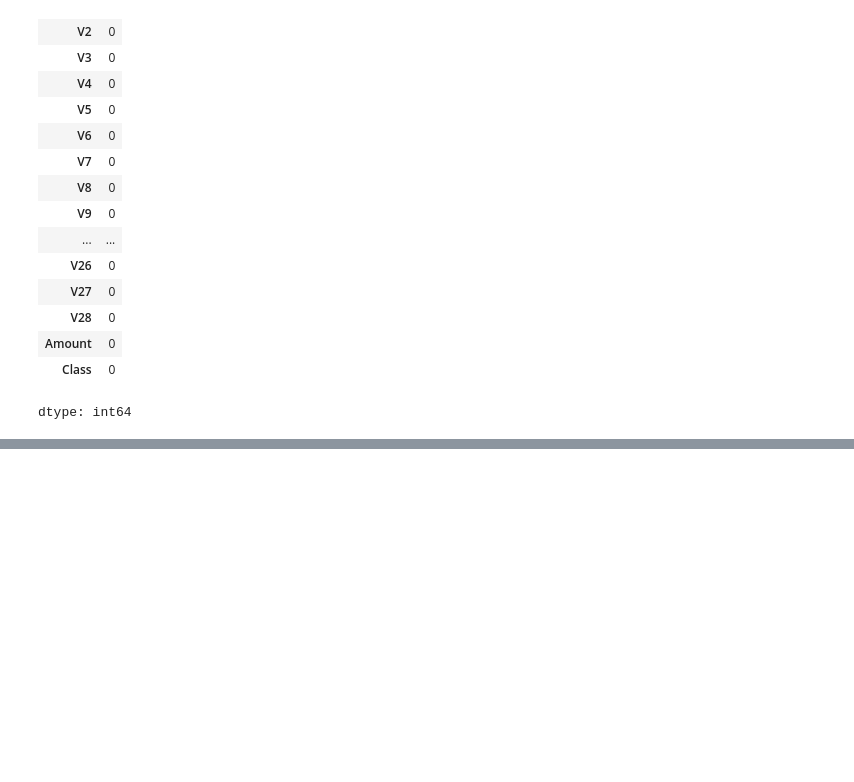
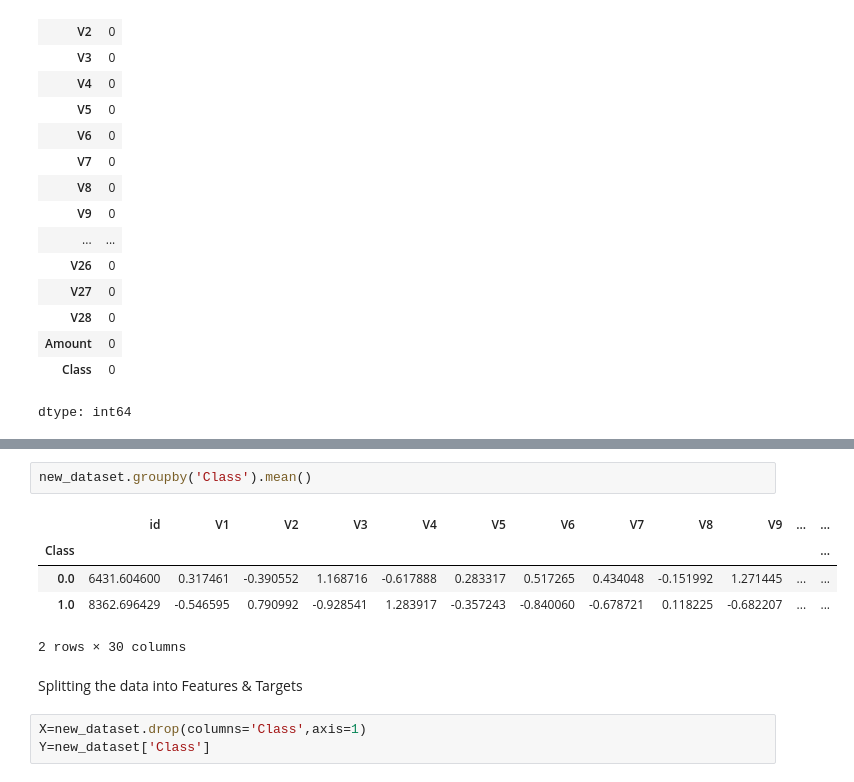
Before and after one commit to Deeprajanand/Credit_Card_Fraud_Detection, a Jupyter notebook: CreditCardFraudDetection.ipynb, the cells around one changed output, grey strips where cells are left out. Cells and saved outputs as stored; diff of their text form; blank space fills up the shorter version.

```diff
--- a/CreditCardFraudDetection.ipynb
+++ b/CreditCardFraudDetection.ipynb
@@ -75,0 +172,13 @@ dtype: int64
+# %%
+new_dataset.groupby('Class').mean()
+# %% [output]
+|  | id | V1 | V2 | V3 | V4 | V5 | V6 | V7 | V8 | V9 | ... | ... |
+| Class |  |  |  |  |  |  |  |  |  |  |  | ... |
+| 0.0 | 6431.604600 | 0.317461 | -0.390552 | 1.168716 | -0.617888 | 0.283317 | 0.517265 | 0.434048 | -0.151992 | 1.271445 | ... | ... |
+| 1.0 | 8362.696429 | -0.546595 | 0.790992 | -0.928541 | 1.283917 | -0.357243 | -0.840060 | -0.678721 | 0.118225 | -0.682207 | ... | ... |
+2 rows × 30 columns
+# %% [markdown]
+Splitting the data into Features & Targets
+# %%
+X=new_dataset.drop(columns='Class',axis=1)
+Y=new_dataset['Class']
```
Also changed, not shown: parts of 30 cells of this notebook.
